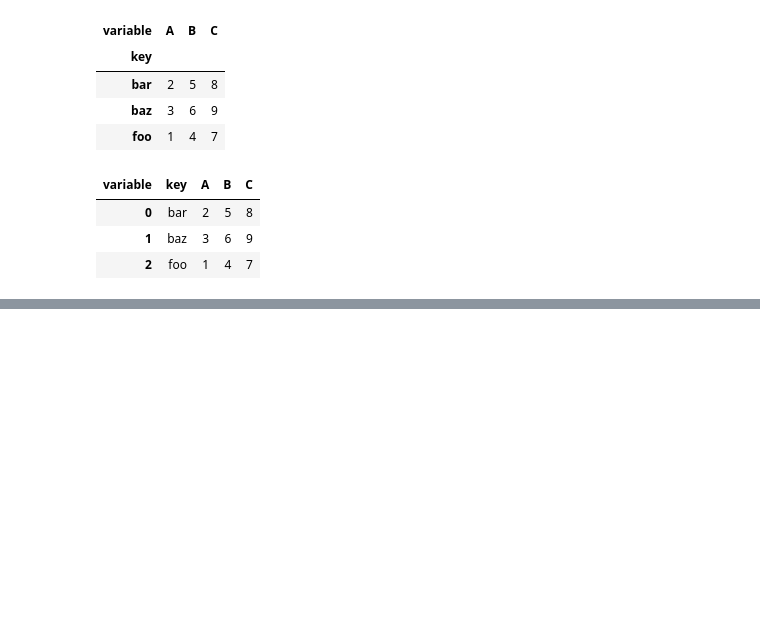
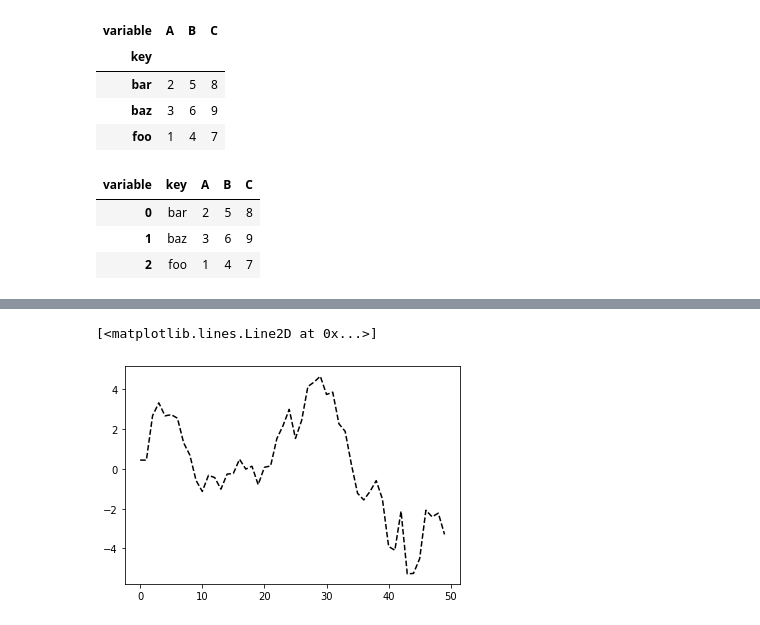
Before and after one commit to Denis04-M/data-wrangling-practise, a Jupyter notebook: practice.ipynb, the cells around one changed output, grey strips where cells are left out. Cells and saved outputs as stored; diff of their text form; code cells hidden in the pictures; blank space fills up the shorter version.

```diff
--- a/practice.ipynb
+++ b/practice.ipynb
@@ -792,0 +802,5 @@ melted.pivot('key', 'variable', 'value').reset_index()
+# %%
+plt.plot(np.random.randn(50).cumsum(), 'k--')
+# %% [output]
+[<matplotlib.lines.Line2D at 0x...>]
+[figure, added]
```
Also changed, not shown: parts of 10 cells of this notebook.
